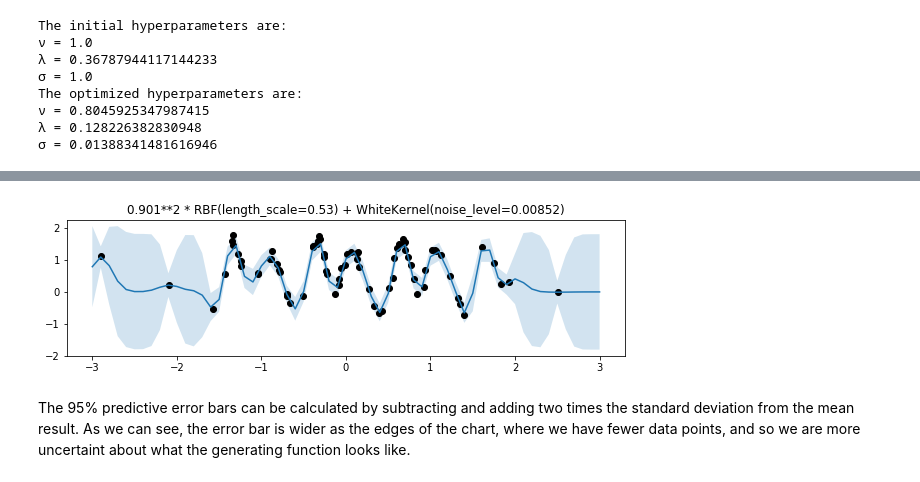
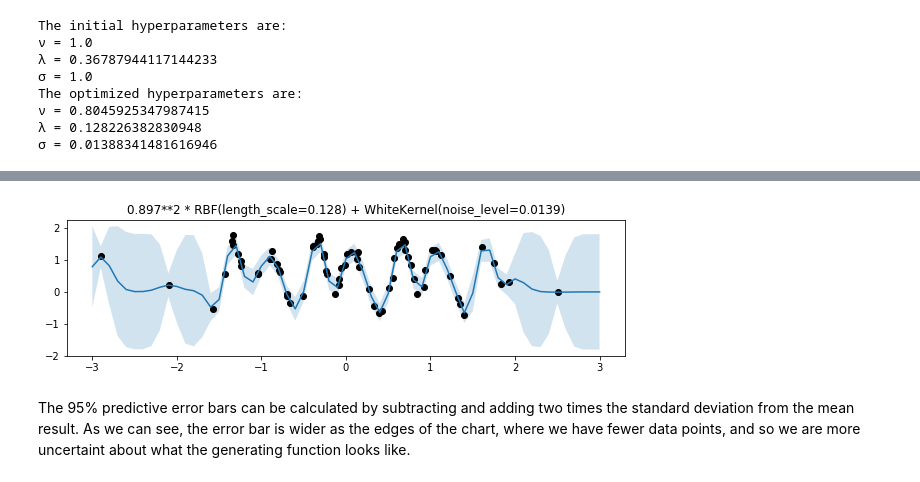
Before and after one commit to emalgorithm/MPhil-ACS-Projects, a Jupyter notebook: LE49/Coursework 1/coursework1.ipynb, the cells around one changed output, grey strips where cells are left out. Drawn from its saved outputs; the diff is of its cells as text; code cells hidden in the pictures.

```diff
--- a/LE49/Coursework 1/coursework1.ipynb
+++ b/LE49/Coursework 1/coursework1.ipynb
@@ -53,11 +53,11 @@ print("x values are between {} and {}".format(min(x), max(x)))
 # %% [output]
 x values are between [-2.89661989] and [2.5093152]
 # %%
-lam = np.exp(-1)
-v = 1
-sigma = 1
+λ = np.exp(-1)
+ν = 1
+σ = 1
 
-kernel = v**2 * gp.kernels.RBF(length_scale=lam) + gp.kernels.WhiteKernel(noise_level=sigma)
+kernel = ν**2 * gp.kernels.RBF(length_scale=λ) + gp.kernels.WhiteKernel(noise_level=σ)
 
 gpr = gp.GaussianProcessRegressor(kernel=kernel)
 
@@ -84,18 +92,18 @@ The optimized hyperparameters are:
 # %%
 # New values of x where we want to make a prediction
 newx = np.linspace(-3, 3, 61)
 μ,σ = gpr.predict(newx[..., np.newaxis], return_std=True)
 
 # Plot the output.
 # squeeze() is a numpy function that turns column vectors into simple 1d vectors.
 with matplotlib.rc_context({'figure.figsize': [10,2.5]}):
     plt.fill_between(newx, μ.squeeze()-2*σ, μ.squeeze()+2*σ, alpha=.2)
     plt.plot(newx, μ.squeeze())
     plt.scatter(x, y, color='black')
-    plt.title(model1.kernel_)
+    plt.title(gpr.kernel_)
 plt.show()
 # %% [output]
-[figure, old version]
+[figure, new version]
 # %% [markdown]
 The 95% predictive error bars can be calculated by subtracting and adding two times the standard deviation from the mean result.
 As we can see, the error bar is wider as the edges of the chart, where we have fewer data points, and so we are more uncertaint about what the generating function looks like.
```
Also changed, not shown: parts of 1 cell of this notebook.
